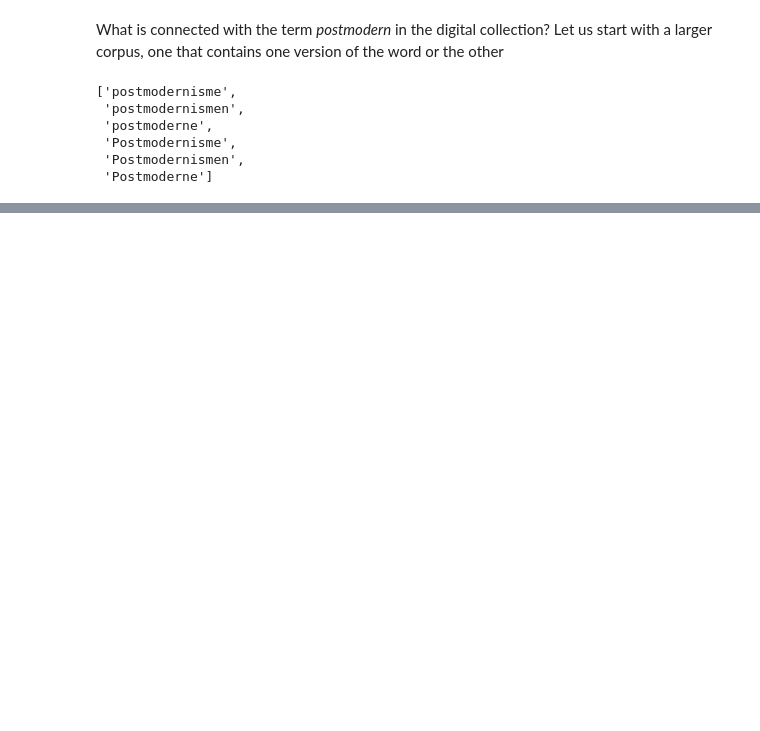
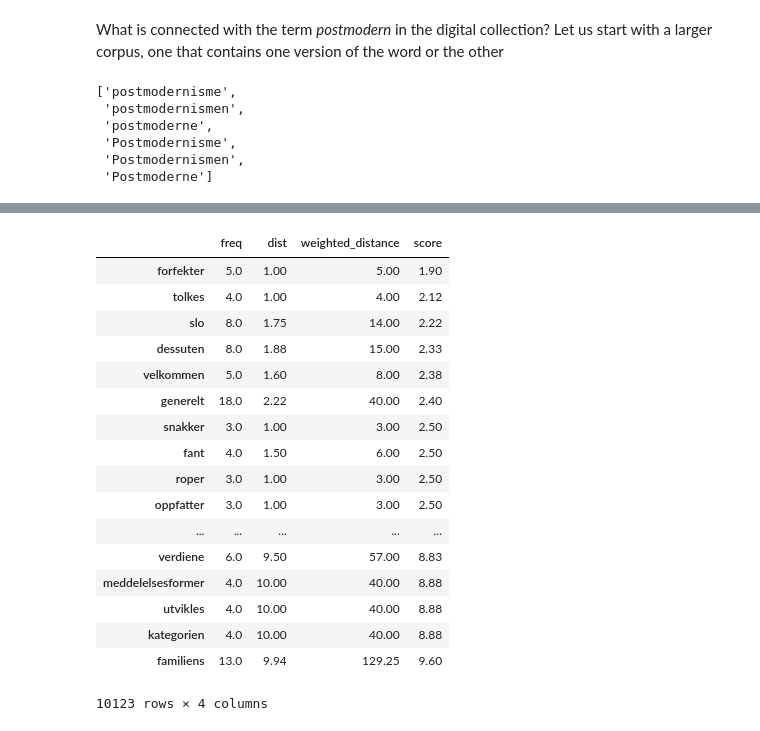
Before and after one commit to Yoonsen/Miscellaneous-Notebooks, a Jupyter notebook: Lecture ATTR.ipynb, the cells around one changed output, grey strips where cells are left out. Drawn from its saved outputs; the diff is of its cells as text; code cells hidden in the pictures; blank space fills up the shorter version.

```diff
--- a/Lecture ATTR.ipynb
+++ b/Lecture ATTR.ipynb
@@ -129,0 +134,2 @@ pm_tot.loc['han']
+# %%
+pm_total = pm_tot.groupby(pm_tot.index).sum()
@@ -129,0 +144,21 @@ pm_tot.loc['han']
+# %%
+pm_total.sort_values(by='score')
+# %% [output]
+|  | freq | dist | weighted_distance | score |
+| forfekter | 5.0 | 1.00 | 5.00 | 1.90 |
+| tolkes | 4.0 | 1.00 | 4.00 | 2.12 |
+| slo | 8.0 | 1.75 | 14.00 | 2.22 |
+| dessuten | 8.0 | 1.88 | 15.00 | 2.33 |
+| velkommen | 5.0 | 1.60 | 8.00 | 2.38 |
+| generelt | 18.0 | 2.22 | 40.00 | 2.40 |
+| snakker | 3.0 | 1.00 | 3.00 | 2.50 |
+| fant | 4.0 | 1.50 | 6.00 | 2.50 |
+| roper | 3.0 | 1.00 | 3.00 | 2.50 |
+| oppfatter | 3.0 | 1.00 | 3.00 | 2.50 |
+| ... | ... | ... | ... | ... |
+| verdiene | 6.0 | 9.50 | 57.00 | 8.83 |
+| meddelelsesformer | 4.0 | 10.00 | 40.00 | 8.88 |
+| utvikles | 4.0 | 10.00 | 40.00 | 8.88 |
+| kategorien | 4.0 | 10.00 | 40.00 | 8.88 |
+| familiens | 13.0 | 9.94 | 129.25 | 9.60 |
+10123 rows × 4 columns
```
Also changed, not shown: parts of 20 cells of this notebook.
